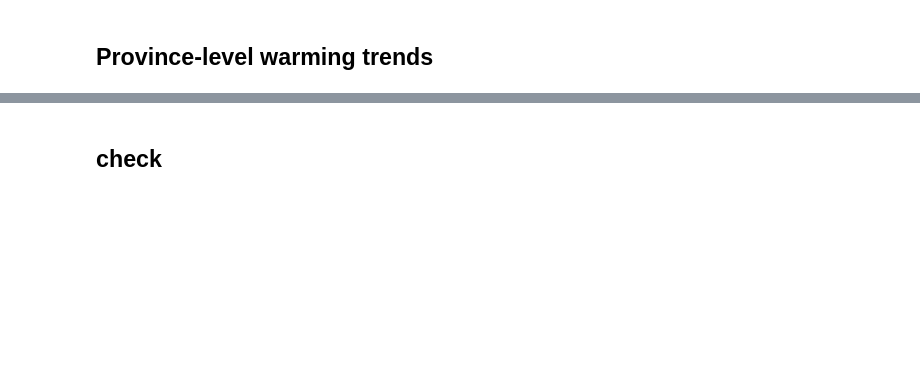
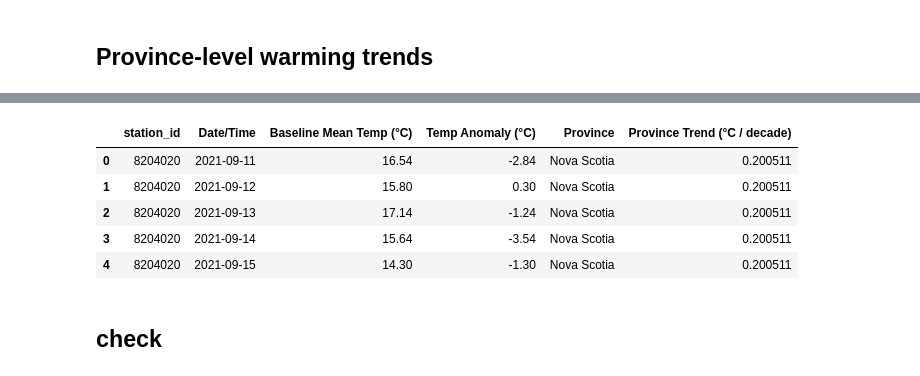
Before and after one commit to w0514508/NSCCProject-TeamCharlie, a Jupyter notebook: data/clean/Yashaswi/Temp Anamoly.ipynb, the cells around one changed output, grey strips where cells are left out. Saved outputs shown, nothing was run; the diff lists cells and outputs as text; code cells hidden in the pictures; blank space fills up the shorter version.

```diff
--- a/data/clean/Yashaswi/Temp Anamoly.ipynb
+++ b/data/clean/Yashaswi/Temp Anamoly.ipynb
@@ -294,3 +323,9 @@ province_trends = (
     .reset_index(name="Trend (°C / decade)")
     .sort_values("Trend (°C / decade)", ascending=False)
 )
+
+bi_anomaly_table = bi_anomaly_table.merge(
+    df[["station_id", "Province"]].drop_duplicates(),
+    on="station_id",
+    how="left"
+)
@@ -297,3 +341,27 @@ province_trends = (
+# %%
+bi_anomaly_table = bi_anomaly_table.drop(
+    columns=[c for c in bi_anomaly_table.columns if "Trend" in c],
+    errors="ignore"
+)
+bi_anomaly_table = bi_anomaly_table.merge(
+    province_trends,
+    on="Province",
+    how="left"
+)
+
+bi_anomaly_table.rename(
+    columns={"Trend (°C / decade)": "Province Trend (°C / decade)"},
+    inplace=True
+)
+# %%
+bi_anomaly_table.head()
+# %% [output]
+|  | station_id | Date/Time | Baseline Mean Temp (°C) | Temp Anomaly (°C) | Province | Province Trend (°C / decade) |
+| 0 | 8204020 | 2021-09-11 | 16.54 | -2.84 | Nova Scotia | 0.200511 |
+| 1 | 8204020 | 2021-09-12 | 15.80 | 0.30 | Nova Scotia | 0.200511 |
+| 2 | 8204020 | 2021-09-13 | 17.14 | -1.24 | Nova Scotia | 0.200511 |
+| 3 | 8204020 | 2021-09-14 | 15.64 | -3.54 | Nova Scotia | 0.200511 |
+| 4 | 8204020 | 2021-09-15 | 14.30 | -1.30 | Nova Scotia | 0.200511 |
 # %% [markdown]
 ## check
 # %%
```
Also changed, not shown: parts of 8 cells of this notebook, 3 other files.
